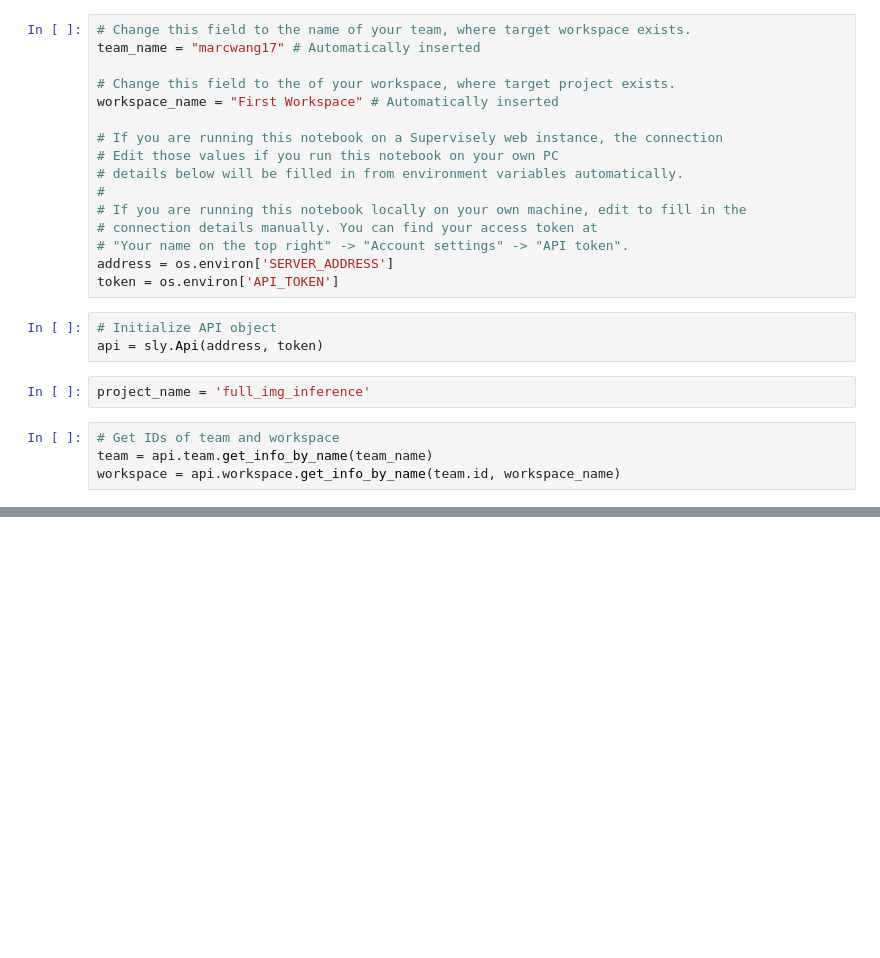
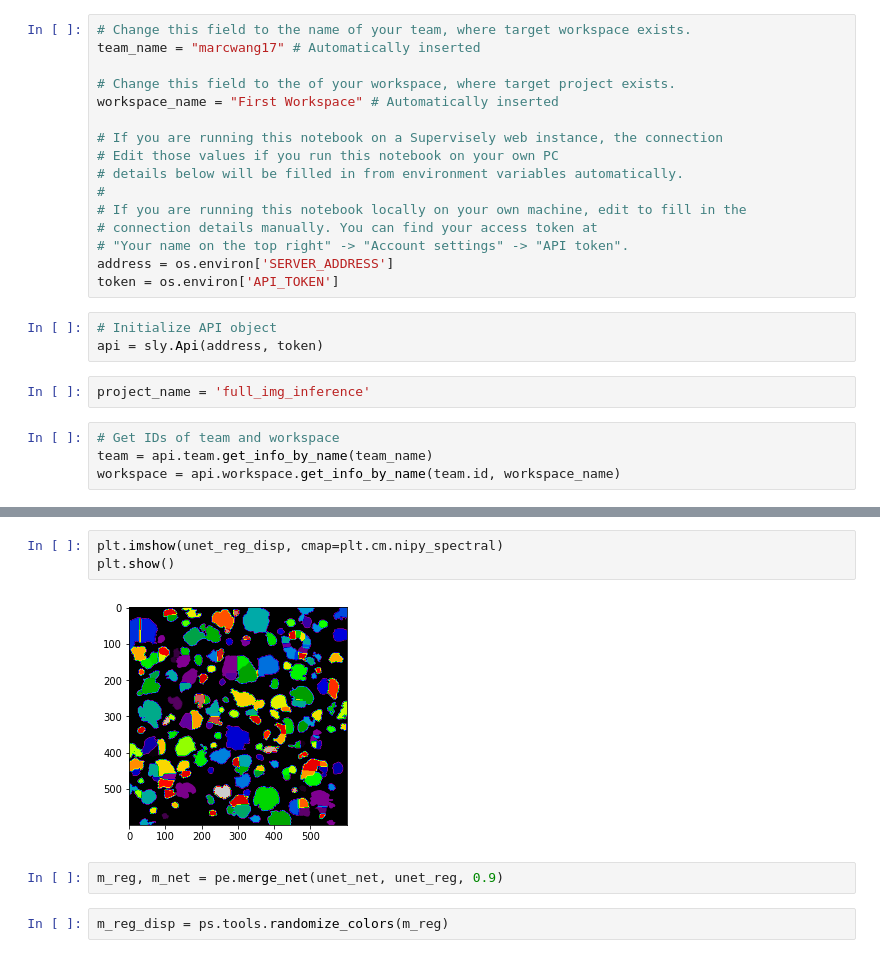
Before and after one commit to rockandsalt/jupyter_lab_supervisely, a Jupyter notebook: particle_extraction.ipynb, the cells around one changed output, grey strips where cells are left out. Saved outputs shown, nothing was run; the diff lists cells and outputs as text; blank space fills up the shorter version.

```diff
--- a/particle_extraction.ipynb
+++ b/particle_extraction.ipynb
@@ -42,0 +138,9 @@ if project is None:
+# %%
+plt.imshow(unet_reg_disp, cmap=plt.cm.nipy_spectral)
+plt.show()
+# %% [output]
+[figure, added]
+# %%
+m_reg, m_net = pe.merge_net(unet_net, unet_reg, 0.9)
+# %%
+m_reg_disp = ps.tools.randomize_colors(m_reg)
```
Also changed, not shown: parts of 16 cells of this notebook, 2 other files.
